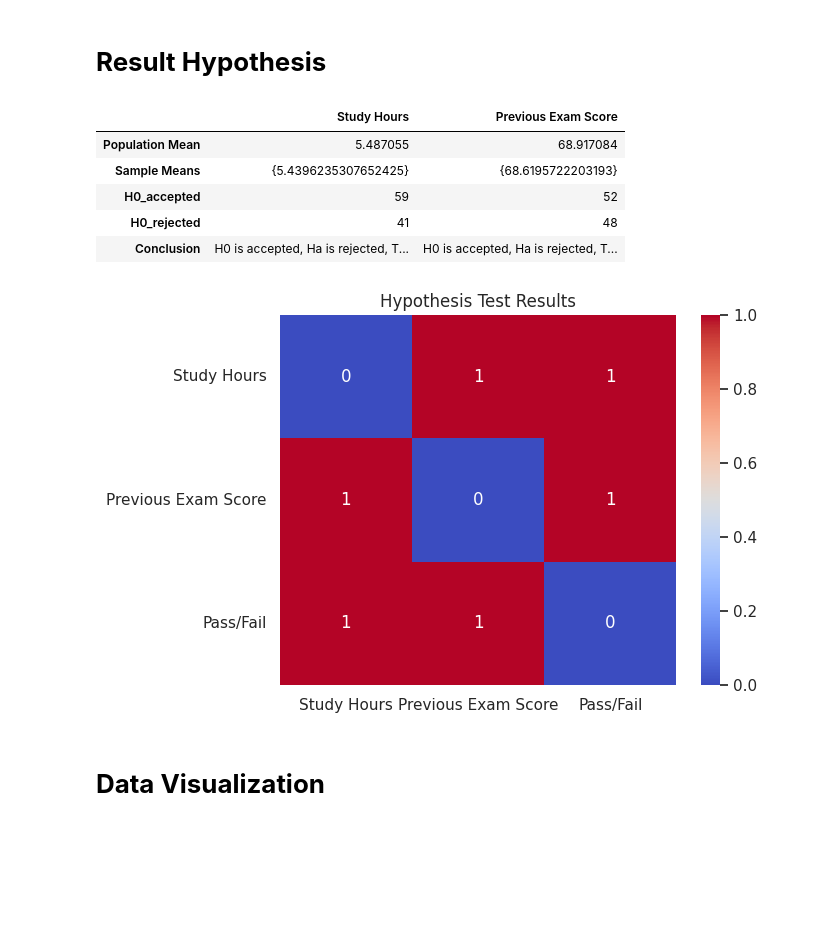
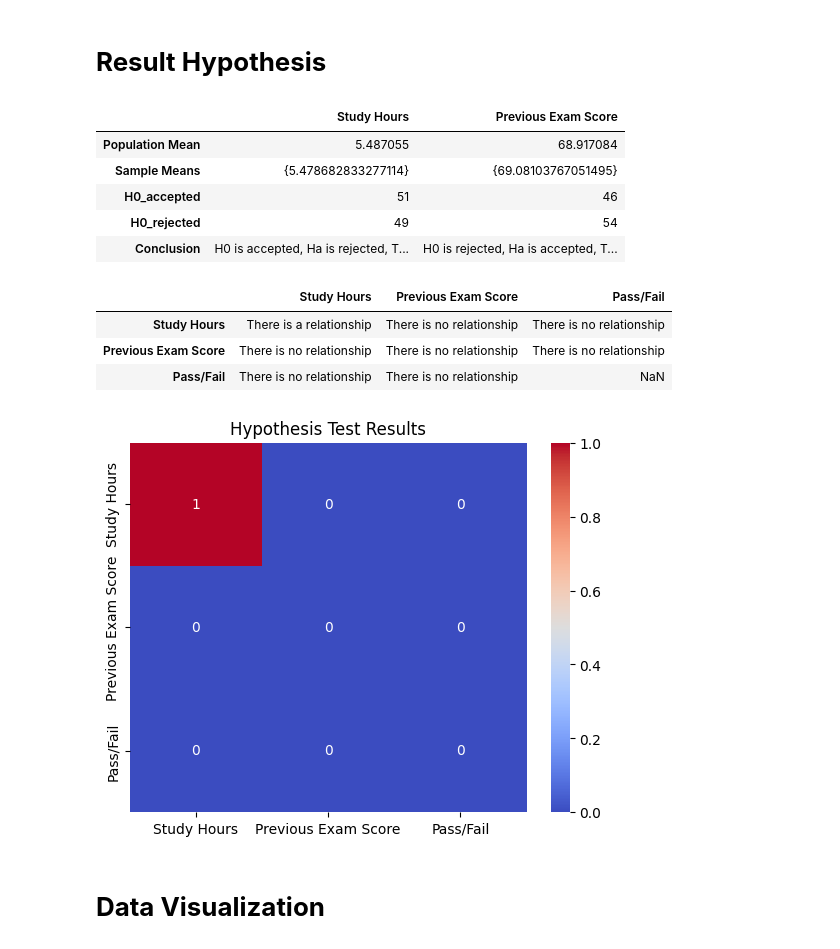
Before and after one commit to GDharan10/Dataset-Student_Exam_Performance_Prediction, a Jupyter notebook: Student_Exam_Performance_Prediction.ipynb, the cells around one changed output. Saved outputs shown, nothing was run; the diff lists cells and outputs as text; code cells hidden in the pictures; blank space fills up the shorter version.

```diff
--- a/Student_Exam_Performance_Prediction.ipynb
+++ b/Student_Exam_Performance_Prediction.ipynb
@@ -15,3 +31,7 @@ df = pd.read_csv("/content/student_exam_data_new.csv")
+# %%
+#Google drive
+file_path = '/content/drive/My Drive/DTM15/Dataset/student_exam_data.csv'
+df = pd.read_csv(file_path)
 # %%
 df.head()
 # %% [output]
@@ -107,17 +117,21 @@ def hypothesisTesting(continuous_columns = [], category_columns = [], sampling_r
           H0_rejected += 1
 
       if H0_accepted > H0_rejected:
-        oneContinesColumn_result[column].update( {
+          oneContinesColumn_result[column].update( {
                                             "H0_accepted": H0_accepted,
                                             "H0_rejected": H0_rejected,
                                             "Conclusion": "H0 is accepted, Ha is rejected, There is no significant effect"
                                           } )
+          hypothesis_df[column][column] = "There is a relationship"
+
       else:
           oneContinesColumn_result[column].update( {
                                               "H0_accepted": H0_accepted,
                                               "H0_rejected": H0_rejected,
                                               "Conclusion": "H0 is rejected, Ha is accepted, There is a significant effect"
                                               } )
+          hypothesis_df[column][column] = "There is no relationship"
+
 
   #2-Tailed Test
   for i in range(len(continuous_columns) - 1):
@@ -136,12 +150,12 @@ def hypothesisTesting(continuous_columns = [], category_columns = [], sampling_r
 
         if H0_accepted > H0_rejected:
           #H0 is accepted, Ha is rejected, There is no significant effect. "H0_accepted": H0_accepted, "H0_rejected": H0_rejected
-          hypothesis_df[column_1][column_2] = "H0 is accepted"
-          hypothesis_df[column_2][column_1] = "H0 is accepted"
+          hypothesis_df[column_1][column_2] = "There is a relationship"
+          hypothesis_df[column_2][column_1] = "There is a relationship"
         else:
           #H0 is rejected, Ha is accepted, There is a significant effect. "H0_accepted": H0_accepted, "H0_rejected": H0_rejected
-            hypothesis_df[column_1][column_2] = "H0 is rejected"
-            hypothesis_df[column_2][column_1] = "H0 is rejected"
+            hypothesis_df[column_1][column_2] = "There is no relationship"
+            hypothesis_df[column_2][column_1] = "There is no relationship"
 
   #Chi-Square Test
   if category_columns:
@@ -154,12 +168,12 @@ def hypothesisTesting(continuous_columns = [], category_columns = [], sampling_r
 
             if p_value > 0.05:
                 # H0 is accepted, There is no relationship between two columns we're comparing
-                hypothesis_df[column_1][column_2] = "H0 is accepted"
-                hypothesis_df[column_2][column_1] = "H0 is accepted"
+                hypothesis_df[column_1][column_2] = "There is no relationship"
+                hypothesis_df[column_2][column_1] = "There is no relationship"
             else:
                 # H0 is rejected, There is a relationship between two columns we're comparing
-                hypothesis_df[column_1][column_2] = "H0 is rejected"
-                hypothesis_df[column_2][column_1] = "H0 is rejected"
+                hypothesis_df[column_1][column_2] = "There is a relationship"
+                hypothesis_df[column_2][column_1] = "There is a relationship"
 
   #ANOVA
   if continuous_columns and category_columns:
@@ -172,13 +186,13 @@ def hypothesisTesting(continuous_columns = [], category_columns = [], sampling_r
 
         f_value, p_value = stats.f_oneway(*[data[i] for i in group])
         if p_value > 0.05:
-            # H0 is accepted, There is no relationship between two columns we're comparing
-            hypothesis_df[category_column][continuous_column] = "H0 is accepted"
-            hypothesis_df[continuous_column][category_column] = "H0 is accepted"
+            # H0 is accepted, There is a relationship between two columns we're comparing
+            hypothesis_df[category_column][continuous_column] = "There is a relationship"
+            hypothesis_df[continuous_column][category_column] = "There is a relationship"
         else:
-            # H0 is rejected, There is a relationship between two columns we're comparing
-            hypothesis_df[category_column][continuous_column] = "H0 is rejected"
-            hypothesis_df[continuous_column][category_column] = "H0 is rejected"
+            # H0 is rejected, There is no relationship between two columns we're comparing
+            hypothesis_df[category_column][continuous_column] = "There is no relationship"
+            hypothesis_df[continuous_column][category_column] = "There is no relationship"
 
   return oneContinesColumn_result, hypothesis_df
 # %% [markdown]
@@ -200,17 +214,24 @@ ContinesColumn_result_df
 # %% [output]
 |  | Study Hours | Previous Exam Score |
 | Population Mean | 5.487055 | 68.917084 |
-| Sample Means | {5.4396235307652425} | {68.6195722203193} |
-| H0_accepted | 59 | 52 |
-| H0_rejected | 41 | 48 |
-| Conclusion | H0 is accepted, Ha is rejected, T... | H0 is accepted, Ha is rejected, T... |
+| Sample Means | {5.478682833277114} | {69.08103767051495} |
+| H0_accepted | 51 | 46 |
+| H0_rejected | 49 | 54 |
+| Conclusion | H0 is accepted, Ha is rejected, T... | H0 is rejected, Ha is accepted, T... |
+# %%
+comperativeColumn_result
+# %% [output]
+|  | Study Hours | Previous Exam Score | Pass/Fail |
+| Study Hours | There is a relationship | There is no relationship | There is no relationship |
+| Previous Exam Score | There is no relationship | There is no relationship | There is no relationship |
+| Pass/Fail | There is no relationship | There is no relationship | NaN |
 # %%
 # Create a heatmap
-sns.heatmap(comperativeColumn_result == 'H0 is rejected', annot=True, cmap='coolwarm')
+sns.heatmap(comperativeColumn_result == 'There is a relationship', annot=True, cmap='coolwarm')
 plt.title('Hypothesis Test Results')
 plt.show()
 # %% [output]
-[figure, old version]
+[figure, new version]
 # %% [markdown]
 # **Data Visualization**
 # %%
```
Also changed, not shown: parts of 11 cells of this notebook.
